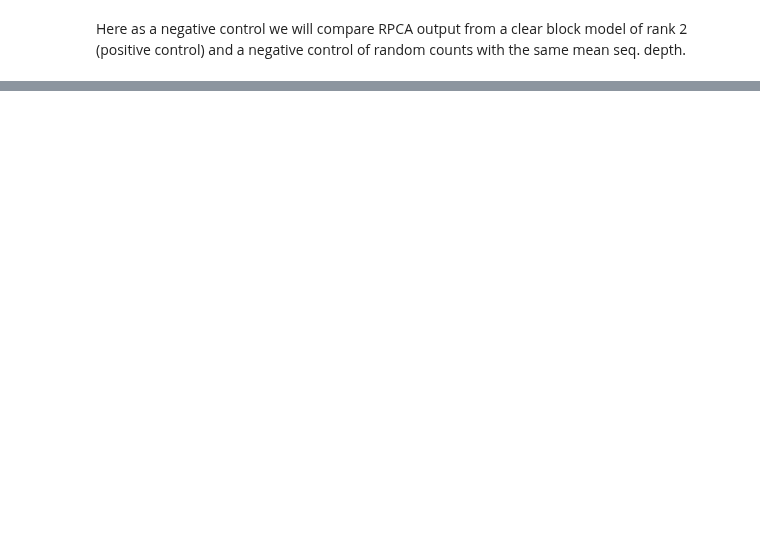
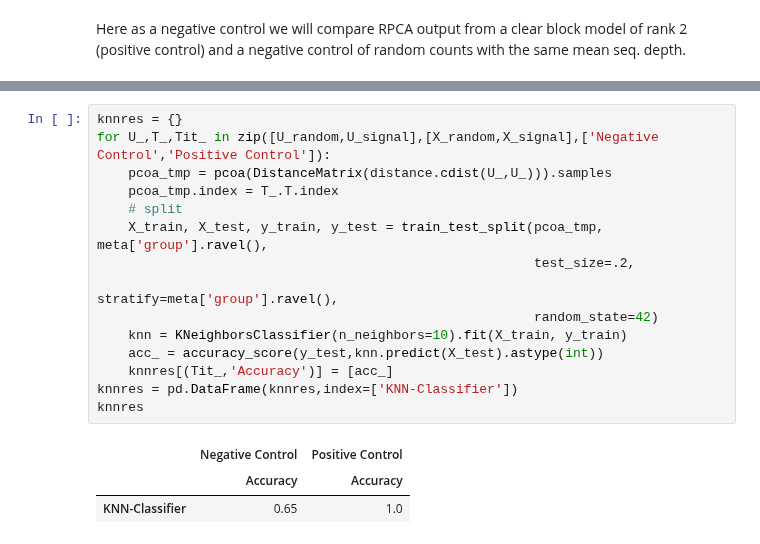
Before and after one commit to biocore/DEICODE, a Jupyter notebook: benchmarking/simulations/negative_control.ipynb, the cells around one changed output, grey strips where cells are left out. Saved outputs shown, nothing was run; the diff lists cells and outputs as text; blank space fills up the shorter version.

```diff
--- a/benchmarking/simulations/negative_control.ipynb
+++ b/benchmarking/simulations/negative_control.ipynb
@@ -127,0 +184,19 @@ plt.show()
+# %%
+knnres = {}
+for U_,T_,Tit_ in zip([U_random,U_signal],[X_random,X_signal],['Negative Control','Positive Control']):
+    pcoa_tmp = pcoa(DistanceMatrix(distance.cdist(U_,U_))).samples
+    pcoa_tmp.index = T_.T.index
+    # split
+    X_train, X_test, y_train, y_test = train_test_split(pcoa_tmp, meta['group'].ravel(),
+                                                        test_size=.2,
+                                                        stratify=meta['group'].ravel(),
+                                                        random_state=42)
+    knn = KNeighborsClassifier(n_neighbors=10).fit(X_train, y_train)
+    acc_ = accuracy_score(y_test,knn.predict(X_test).astype(int))
+    knnres[(Tit_,'Accuracy')] = [acc_]
+knnres = pd.DataFrame(knnres,index=['KNN-Classifier'])
+knnres
+# %% [output]
+|  | Negative Control | Positive Control |
+|  | Accuracy | Accuracy |
+| KNN-Classifier | 0.65 | 1.0 |
```
Also changed, not shown: parts of 7 cells of this notebook.
